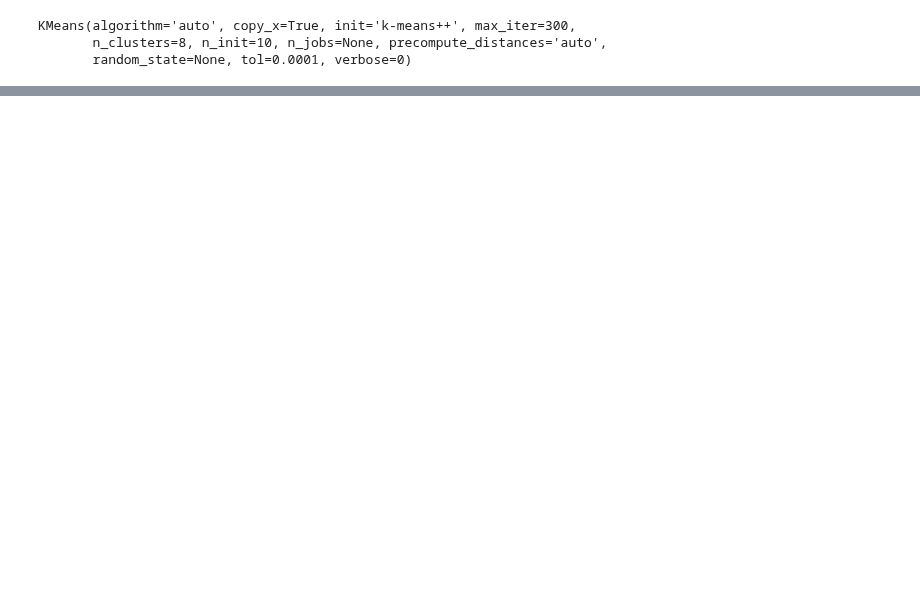
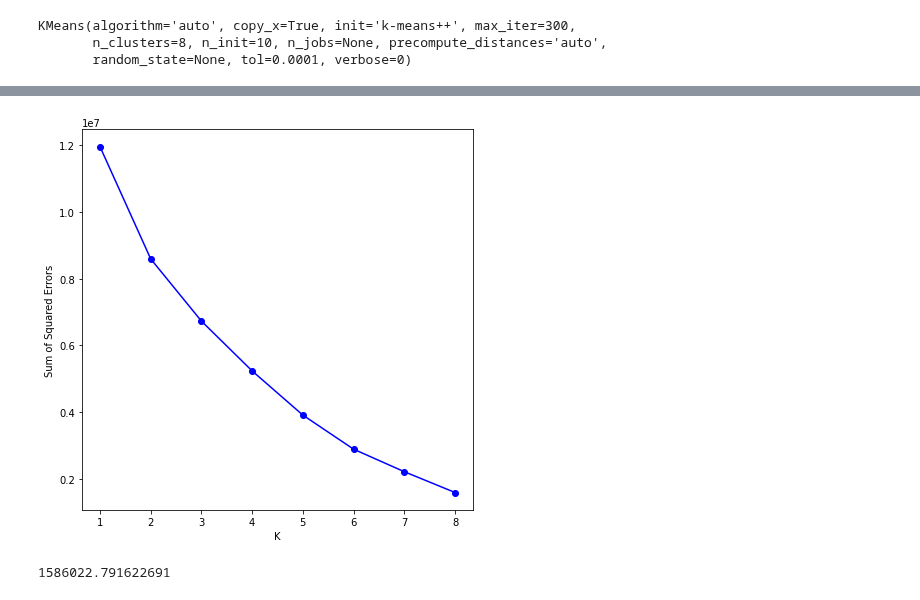
Before and after one commit to ThanikPimpiban/mulitivariate, a Jupyter notebook: Multivariate_Exam.ipynb, the cells around one changed output, grey strips where cells are left out. Drawn from its saved outputs; the diff is of its cells as text; code cells hidden in the pictures; blank space fills up the shorter version.

```diff
--- a/Multivariate_Exam.ipynb
+++ b/Multivariate_Exam.ipynb
@@ -189,0 +305,10 @@ plt.scatter(new_pca[:,0],new_pca[:,1],c=y)
+# %%
+plt.plot([1,2,3,4,5,6,7,8],SSE,'o-b')  # plot กราฟแสดงค่า Sum of Squared Errors
+plt.xlabel('K')  ## กำหนดให้แกน X ชื่อ "K"
+plt.ylabel('Sum of Squared Errors'); ## กำหนดให้แกน Y ชื่อ "Sum of Squared Errors"
+# %% [output]
+[figure, added]
+# %%
+kmeans.inertia_   ## ผลรวมของระยะทางกำลังสองของตัวอย่างไปยังศูนย์กลางคลัสเตอร์ที่ใกล้ที่สุด
+# %% [output]
+1586022.791622691
```
Also changed, not shown: parts of 62 cells of this notebook.
